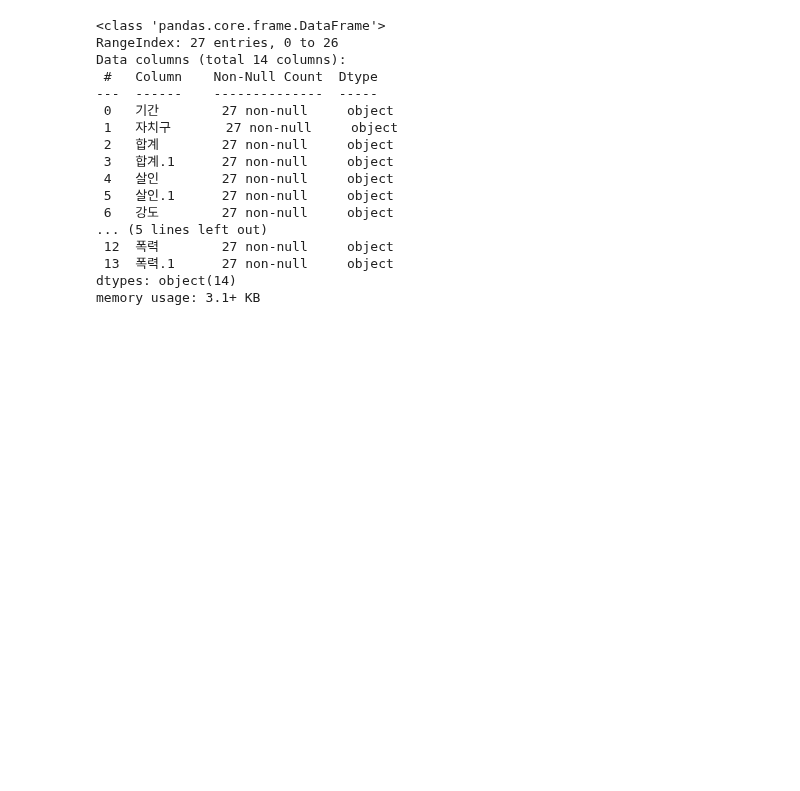
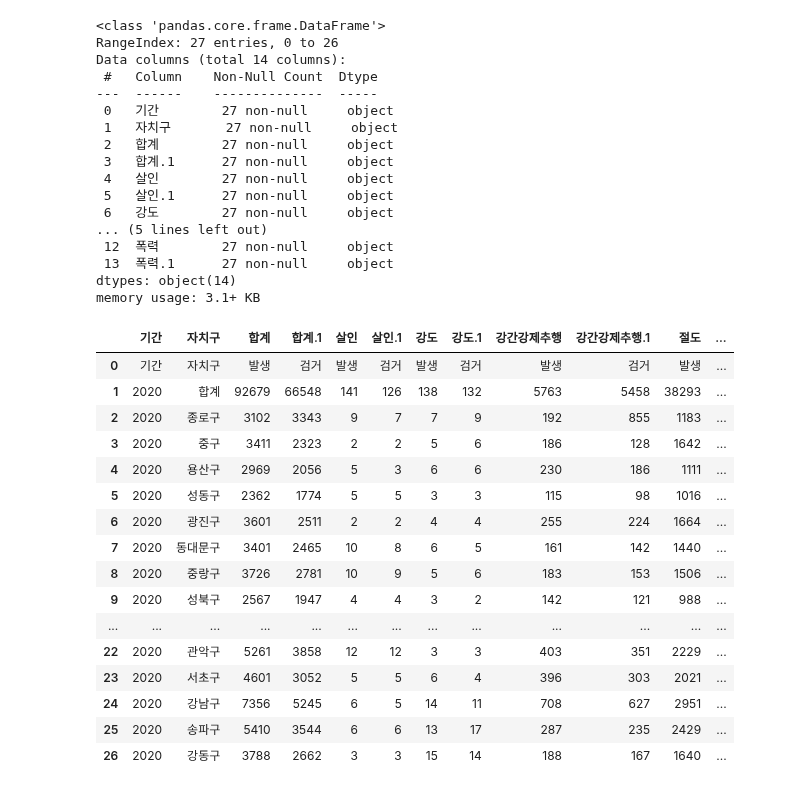
Before and after one commit to ljh15952/AI_Study, a Jupyter notebook: Data_Study/Data_analysis_and_Data_visualization_2.ipynb, the cells around one changed output. Drawn from its saved outputs; the diff is of its cells as text; code cells hidden in the pictures; blank space fills up the shorter version.

```diff
--- a/Data_Study/Data_analysis_and_Data_visualization_2.ipynb
+++ b/Data_Study/Data_analysis_and_Data_visualization_2.ipynb
@@ -53,3 +53,23 @@ Data columns (total 14 columns):
  13  폭력.1      27 non-null     object
 dtypes: object(14)
 memory usage: 3.1+ KB
+# %%
+df
+# %% [output]
+|  | 기간 | 자치구 | 합계 | 합계.1 | 살인 | 살인.1 | 강도 | 강도.1 | 강간강제추행 | 강간강제추행.1 | 절도 | ... |
+| 0 | 기간 | 자치구 | 발생 | 검거 | 발생 | 검거 | 발생 | 검거 | 발생 | 검거 | 발생 | ... |
+| 1 | 2020 | 합계 | 92679 | 66548 | 141 | 126 | 138 | 132 | 5763 | 5458 | 38293 | ... |
+| 2 | 2020 | 종로구 | 3102 | 3343 | 9 | 7 | 7 | 9 | 192 | 855 | 1183 | ... |
+| 3 | 2020 | 중구 | 3411 | 2323 | 2 | 2 | 5 | 6 | 186 | 128 | 1642 | ... |
+| 4 | 2020 | 용산구 | 2969 | 2056 | 5 | 3 | 6 | 6 | 230 | 186 | 1111 | ... |
+| 5 | 2020 | 성동구 | 2362 | 1774 | 5 | 5 | 3 | 3 | 115 | 98 | 1016 | ... |
+| 6 | 2020 | 광진구 | 3601 | 2511 | 2 | 2 | 4 | 4 | 255 | 224 | 1664 | ... |
+| 7 | 2020 | 동대문구 | 3401 | 2465 | 10 | 8 | 6 | 5 | 161 | 142 | 1440 | ... |
+| 8 | 2020 | 중랑구 | 3726 | 2781 | 10 | 9 | 5 | 6 | 183 | 153 | 1506 | ... |
+| 9 | 2020 | 성북구 | 2567 | 1947 | 4 | 4 | 3 | 2 | 142 | 121 | 988 | ... |
+| ... | ... | ... | ... | ... | ... | ... | ... | ... | ... | ... | ... | ... |
+| 22 | 2020 | 관악구 | 5261 | 3858 | 12 | 12 | 3 | 3 | 403 | 351 | 2229 | ... |
+| 23 | 2020 | 서초구 | 4601 | 3052 | 5 | 5 | 6 | 4 | 396 | 303 | 2021 | ... |
+| 24 | 2020 | 강남구 | 7356 | 5245 | 6 | 5 | 14 | 11 | 708 | 627 | 2951 | ... |
+| 25 | 2020 | 송파구 | 5410 | 3544 | 6 | 6 | 13 | 17 | 287 | 235 | 2429 | ... |
+| 26 | 2020 | 강동구 | 3788 | 2662 | 3 | 3 | 15 | 14 | 188 | 167 | 1640 | ... |
```
Also changed, not shown: parts of 12 cells of this notebook.
